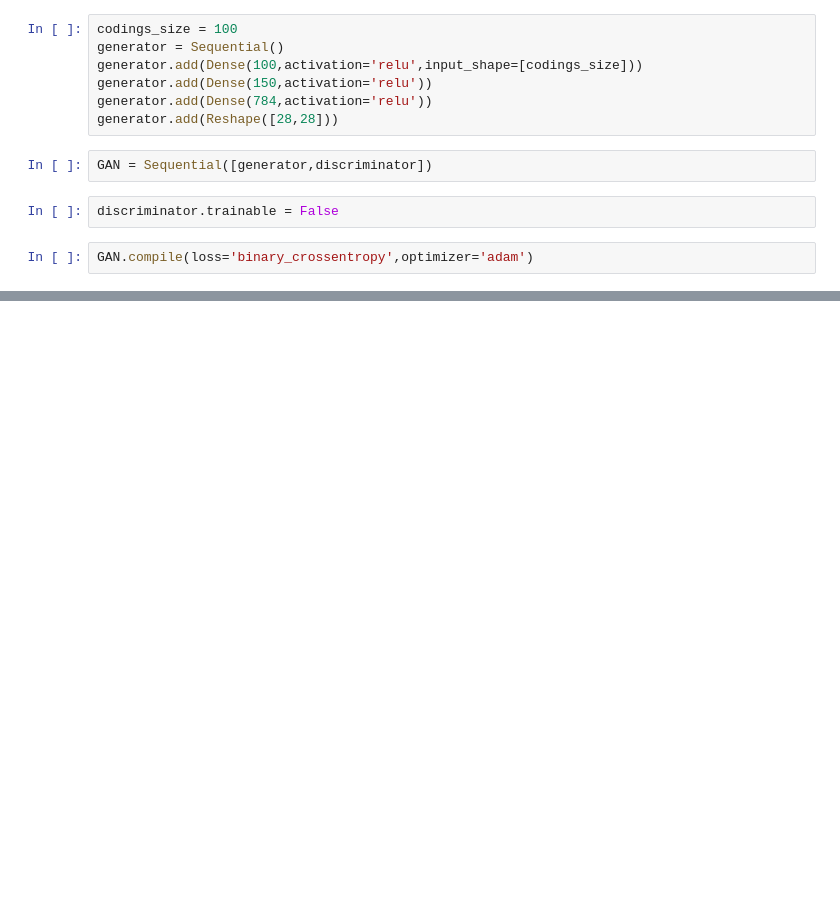
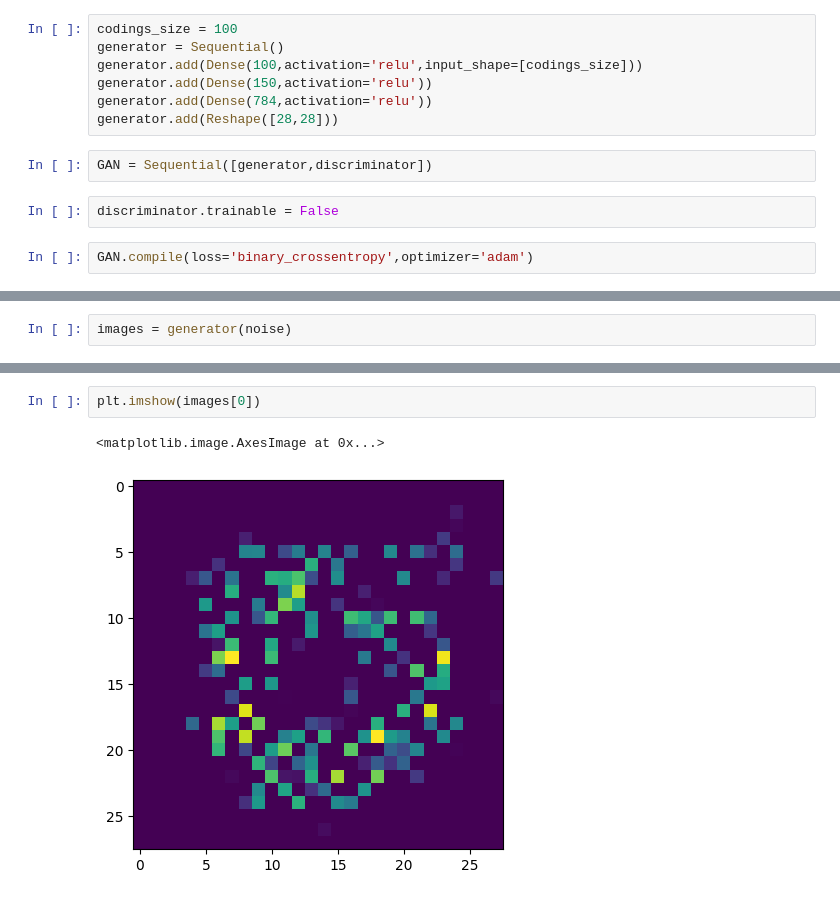
Before and after one commit to o-bissing/TF_Udemy, a Jupyter notebook: GANs.ipynb, the cells around one changed output, grey strips where cells are left out. Saved outputs shown, nothing was run; the diff lists cells and outputs as text; blank space fills up the shorter version.

```diff
--- a/GANs.ipynb
+++ b/GANs.ipynb
@@ -58,0 +112,2 @@ GAN.compile(loss='binary_crossentropy',optimizer='adam')
+# %%
+images = generator(noise)
@@ -58,0 +118,5 @@ GAN.compile(loss='binary_crossentropy',optimizer='adam')
+# %%
+plt.imshow(images[0])
+# %% [output]
+<matplotlib.image.AxesImage at 0x...>
+[figure, added]
```
Also changed, not shown: parts of 12 cells of this notebook.
